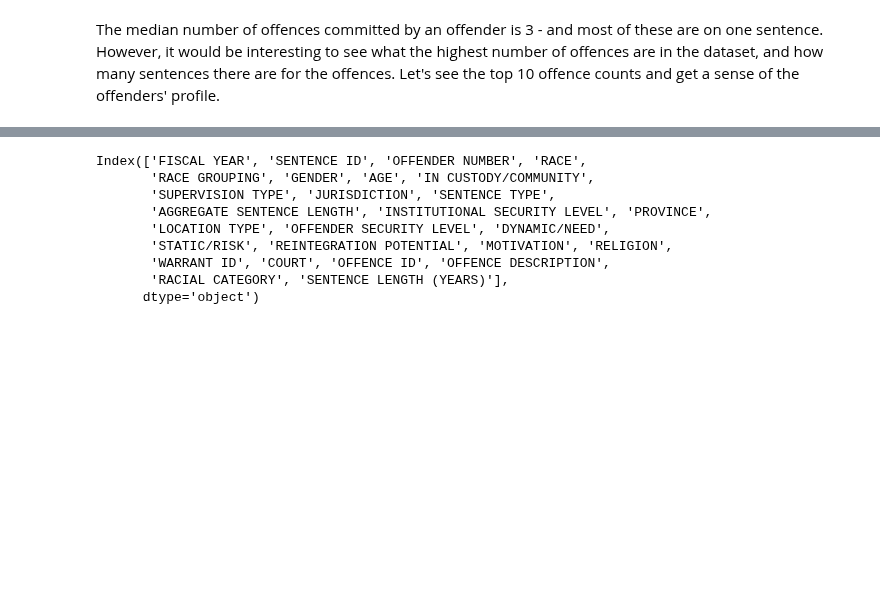
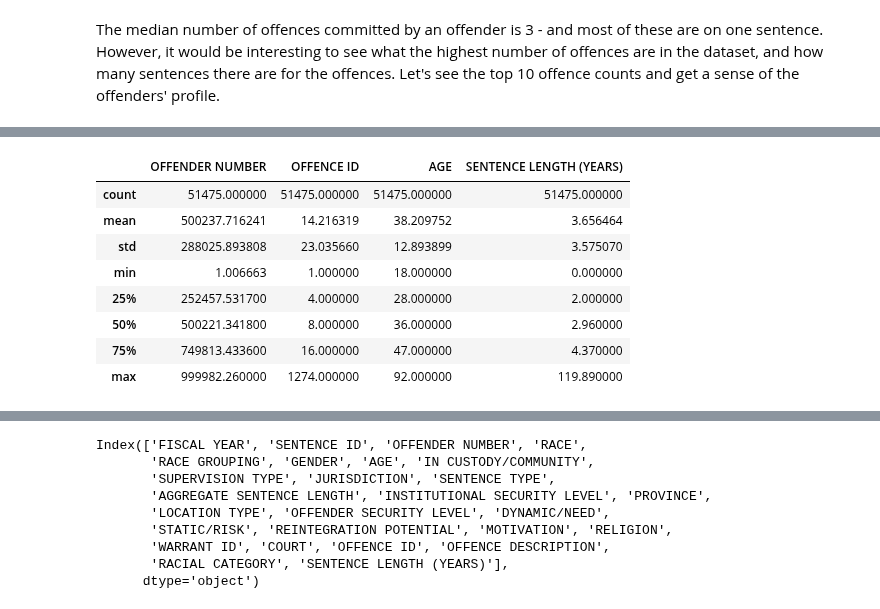
Before and after one commit to anastasiabizyayeva/Bias_Behind_Bars, a Jupyter notebook: EDA.ipynb, the cells around one changed output, grey strips where cells are left out. Drawn from its saved outputs; the diff is of its cells as text; code cells hidden in the pictures; blank space fills up the shorter version.

```diff
--- a/EDA.ipynb
+++ b/EDA.ipynb
@@ -281,0 +282,12 @@ grouped_top.head(20)
+# %%
+grouped_top.describe()
+# %% [output]
+|  | OFFENDER NUMBER | OFFENCE ID | AGE | SENTENCE LENGTH (YEARS) |
+| count | 51475.000000 | 51475.000000 | 51475.000000 | 51475.000000 |
+| mean | 500237.716241 | 14.216319 | 38.209752 | 3.656464 |
+| std | 288025.893808 | 23.035660 | 12.893899 | 3.575070 |
+| min | 1.006663 | 1.000000 | 18.000000 | 0.000000 |
+| 25% | 252457.531700 | 4.000000 | 28.000000 | 2.000000 |
+| 50% | 500221.341800 | 8.000000 | 36.000000 | 2.960000 |
+| 75% | 749813.433600 | 16.000000 | 47.000000 | 4.370000 |
+| max | 999982.260000 | 1274.000000 | 92.000000 | 119.890000 |
```
Also changed, not shown: parts of 9 cells of this notebook.
